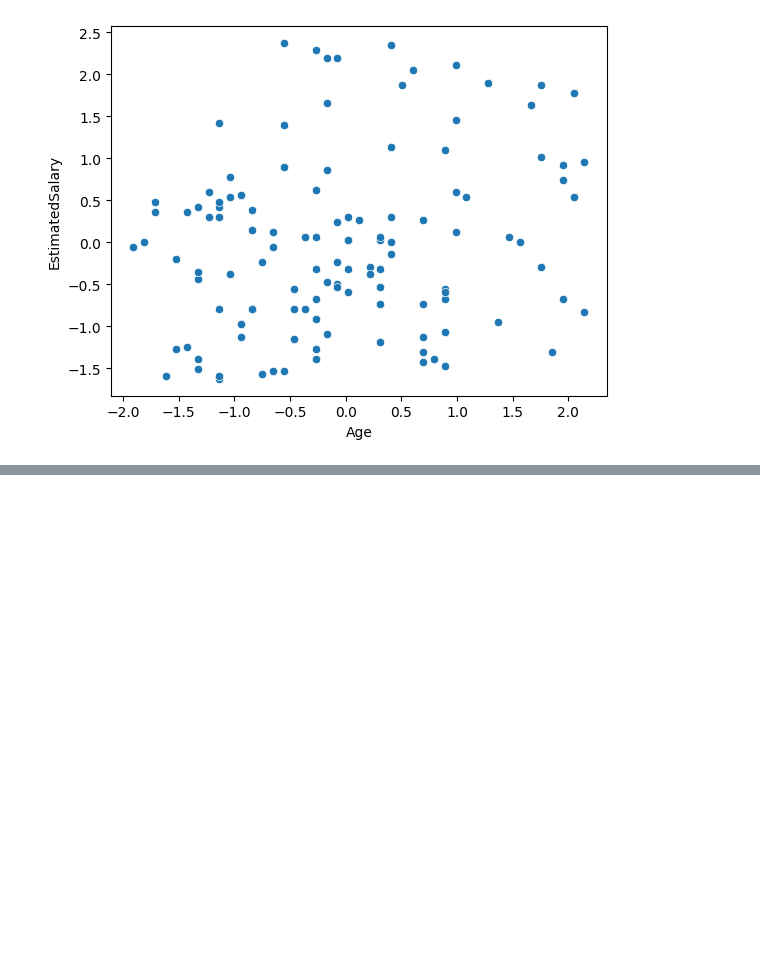
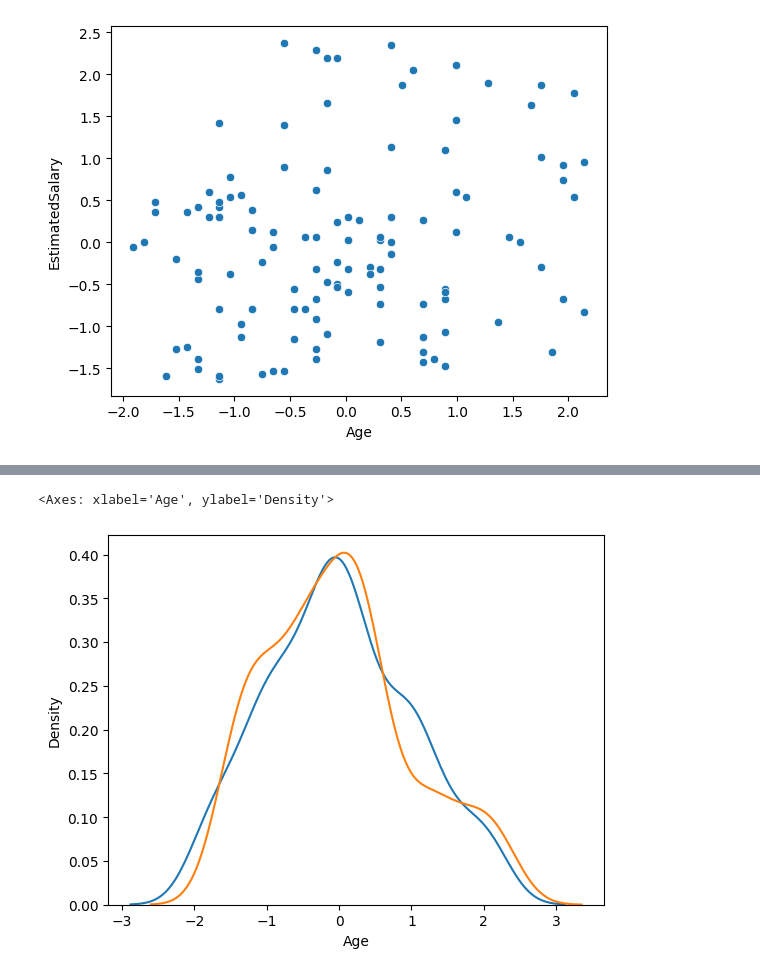
Before and after one commit to prayas7102/ML-Algorithms-Implementation, a Jupyter notebook: Social_Network_Ads/sol.ipynb, the cells around one changed output, grey strips where cells are left out. Drawn from its saved outputs; the diff is of its cells as text; code cells hidden in the pictures; blank space fills up the shorter version.

```diff
--- a/Social_Network_Ads/sol.ipynb
+++ b/Social_Network_Ads/sol.ipynb
@@ -70,0 +85,6 @@ sns.scatterplot(
+# %%
+sns.kdeplot(x_train_scaled['Age'])
+sns.kdeplot(x_train_scaled['EstimatedSalary'])
+# %% [output]
+<Axes: xlabel='Age', ylabel='Density'>
+[figure, added]
```
Also changed, not shown: parts of 7 cells of this notebook.
